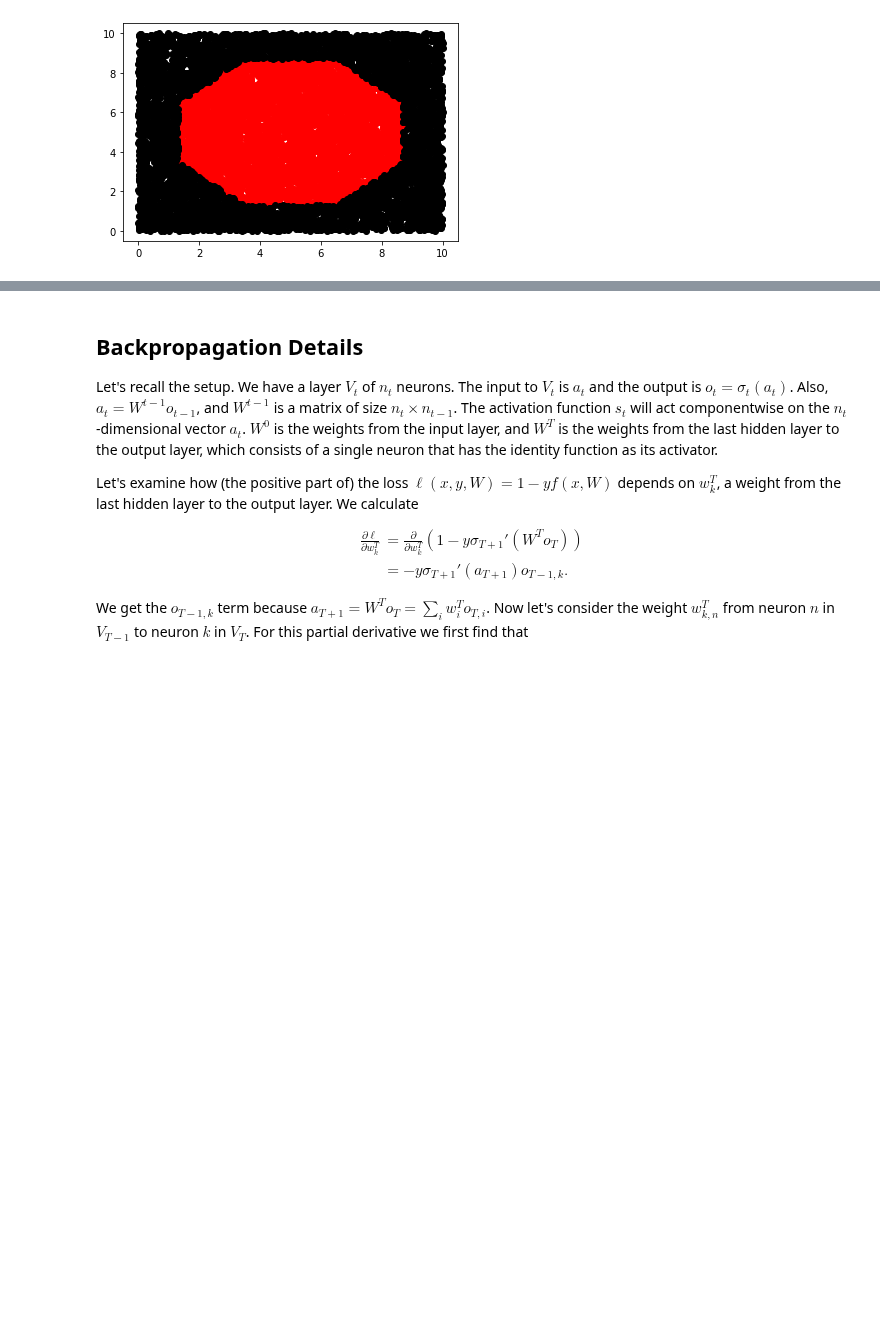
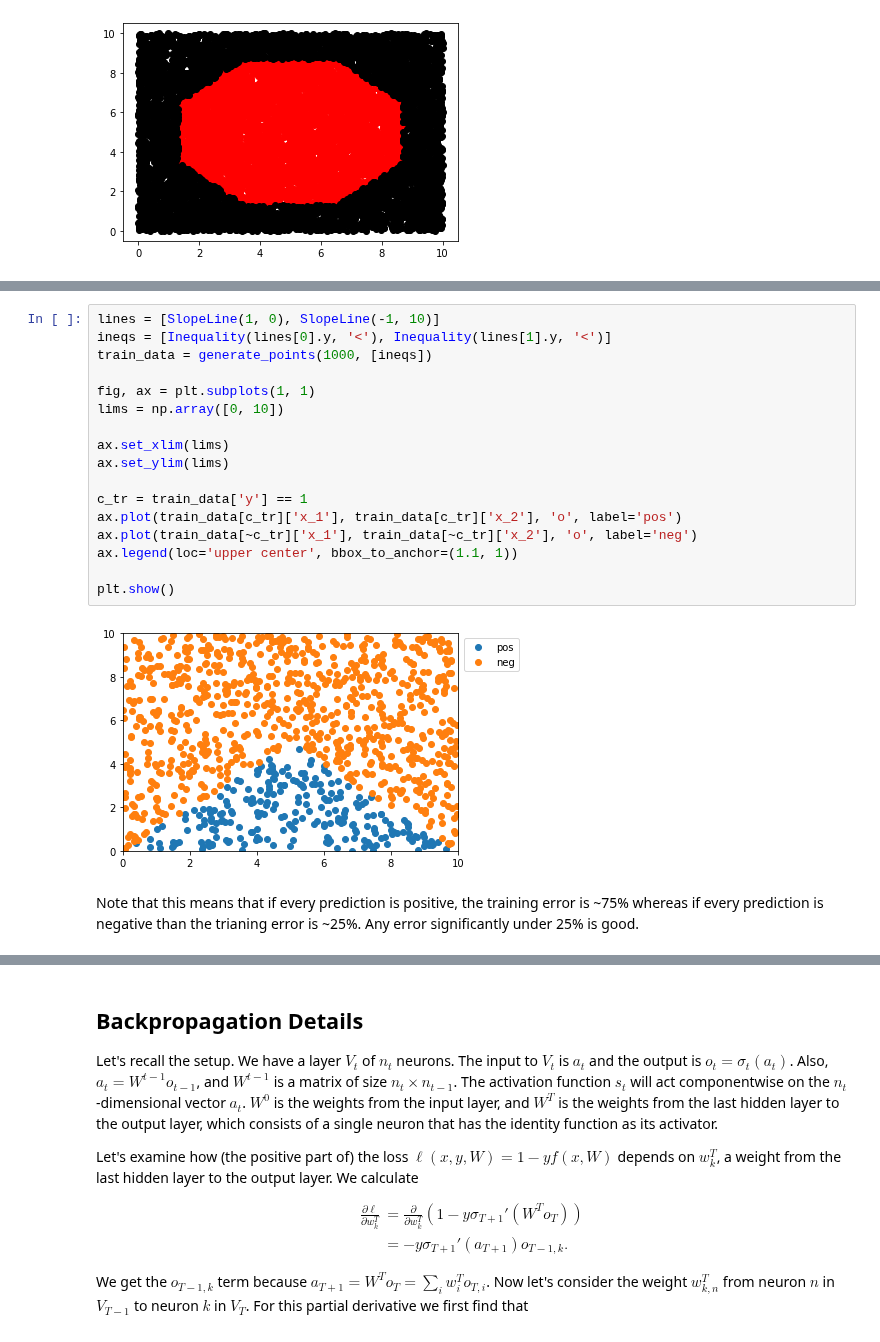
Before and after one commit to kevinnowland/kevinnowland.github.io, a Jupyter notebook: code/_notebooks/Backpropogation.ipynb, the cells around one changed output, grey strips where cells are left out. Cells and saved outputs as stored; diff of their text form; blank space fills up the shorter version.

Commit message:
add a few training attempts

```diff
--- a/code/_notebooks/Backpropogation.ipynb
+++ b/code/_notebooks/Backpropogation.ipynb
@@ -572,0 +617,23 @@ Finally, let's train.
+# %%
+lines = [SlopeLine(1, 0), SlopeLine(-1, 10)]
+ineqs = [Inequality(lines[0].y, '<'), Inequality(lines[1].y, '<')]
+train_data = generate_points(1000, [ineqs])
+
+fig, ax = plt.subplots(1, 1)
+lims = np.array([0, 10])
+
+ax.set_xlim(lims)
+ax.set_ylim(lims)
+
+c_tr = train_data['y'] == 1
+ax.plot(train_data[c_tr]['x_1'], train_data[c_tr]['x_2'], 'o', label='pos')
+ax.plot(train_data[~c_tr]['x_1'], train_data[~c_tr]['x_2'], 'o', label='neg')
+ax.legend(loc='upper center', bbox_to_anchor=(1.1, 1))
+
+plt.show()
+# %% [output]
+[figure, added]
+# %% [markdown]
+Note that this means that if every prediction is positive, the training
+error is ~75% whereas if every prediction is negative than the trianing
+error is ~25%. Any error significantly under 25% is good.
```
Also changed, not shown: parts of 33 cells of this notebook.
